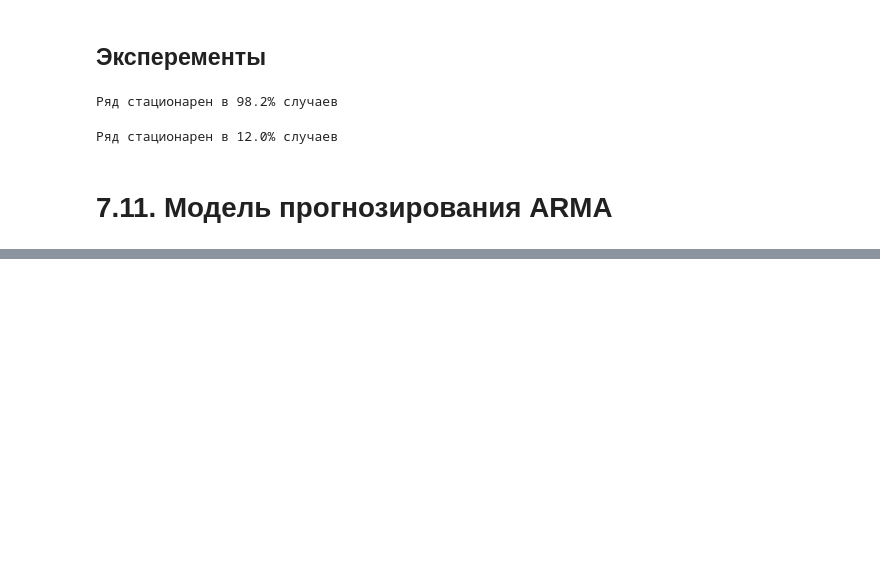
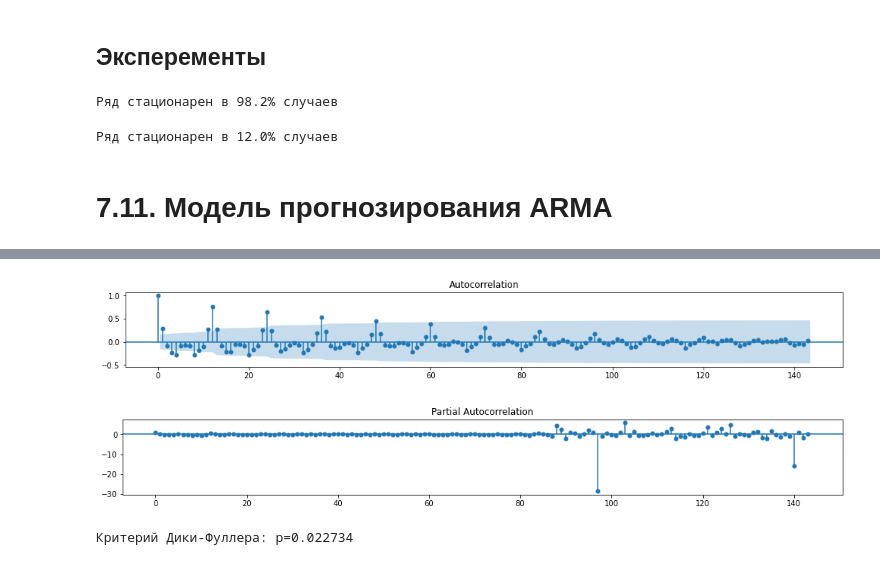
Before and after one commit to IvanRumyantsev/Skillfactory_DST_10, a Jupyter notebook: Юнит 7. Machine Learning в продакшн/MATH&STAT-7. Временные ряды/MATH&STAT-7. Временные ряды.ipynb, the cells around one changed output, grey strips where cells are left out. Drawn from its saved outputs; the diff is of its cells as text; code cells hidden in the pictures; blank space fills up the shorter version.

```diff
--- a/Юнит 7. Machine Learning в продакшн/MATH&STAT-7. Временные ряды/MATH&STAT-7. Временные ряды.ipynb
+++ b/Юнит 7. Machine Learning в продакшн/MATH&STAT-7. Временные ряды/MATH&STAT-7. Временные ряды.ipynb
@@ -1003,0 +1076,18 @@ print('Ряд стационарен в {}% случаев'.format((s/N)*100))
+# %%
+p_d_1 = np.diff((np.hstack([0, p.values])))
+plt.figure(figsize = (17,4))
+
+ax = plt.subplot(211)
+sm.graphics.tsa.plot_acf(p_d_1.squeeze(), lags=143, ax=ax)
+plt.show()
+
+plt.figure(figsize = (17,4))
+ax = plt.subplot(212)
+sm.graphics.tsa.plot_pacf(p_d_1.squeeze(), lags=143, ax=ax)
+plt.show()
+
+print("Критерий Дики-Фуллера: p=%f" % sm.tsa.stattools.adfuller(p_d_1)[1])
+# %% [output]
+[figure, added]
+[figure, added]
+Критерий Дики-Фуллера: p=0.022734
```
Also changed, not shown: parts of 17 cells of this notebook, 1 other file.
